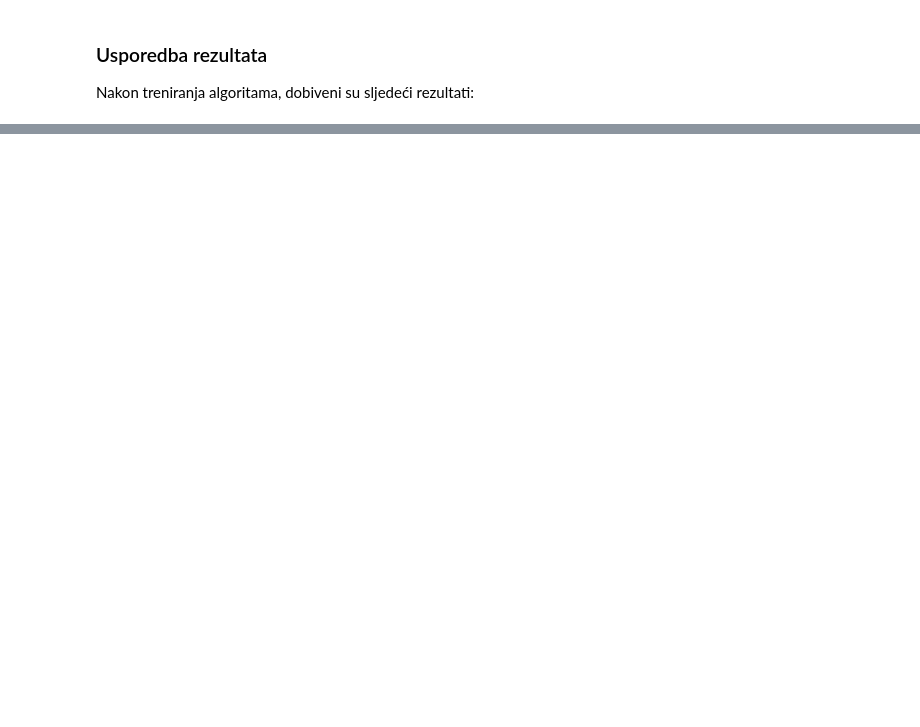
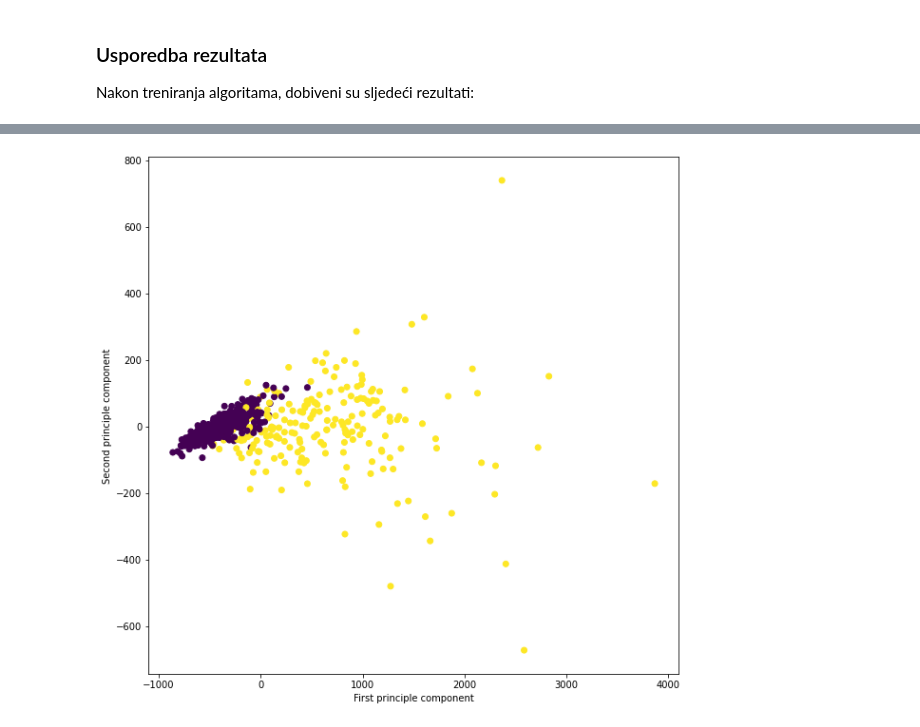
Before and after one commit to ToniIvankovic/uuzop-breast-cancer-classification, a Jupyter notebook: analizer_better.ipynb, the cells around one changed output, grey strips where cells are left out. Saved outputs shown, nothing was run; the diff lists cells and outputs as text; code cells hidden in the pictures; blank space fills up the shorter version.

```diff
--- a/analizer_better.ipynb
+++ b/analizer_better.ipynb
@@ -419,3 +415,19 @@ SVM                                0.96338          0.971329
 Rezultati dobiveni u referentnom radu su:
 
 ![](accuracy_table.png)
+# %%
+from sklearn.decomposition import PCA
+
+pca = PCA(n_components = 2)
+
+pca.fit(df)
+
+x_pca = pca.transform(df)
+
+plt.figure(figsize=(10, 10))
+plt.scatter(x_pca[:,0], x_pca[:,1], c=df['diagnosis'])
+plt.xlabel("First principle component")
+plt.ylabel("Second principle component")
+plt.show()
+# %% [output]
+[figure, added]
```
Also changed, not shown: parts of 14 cells of this notebook.
